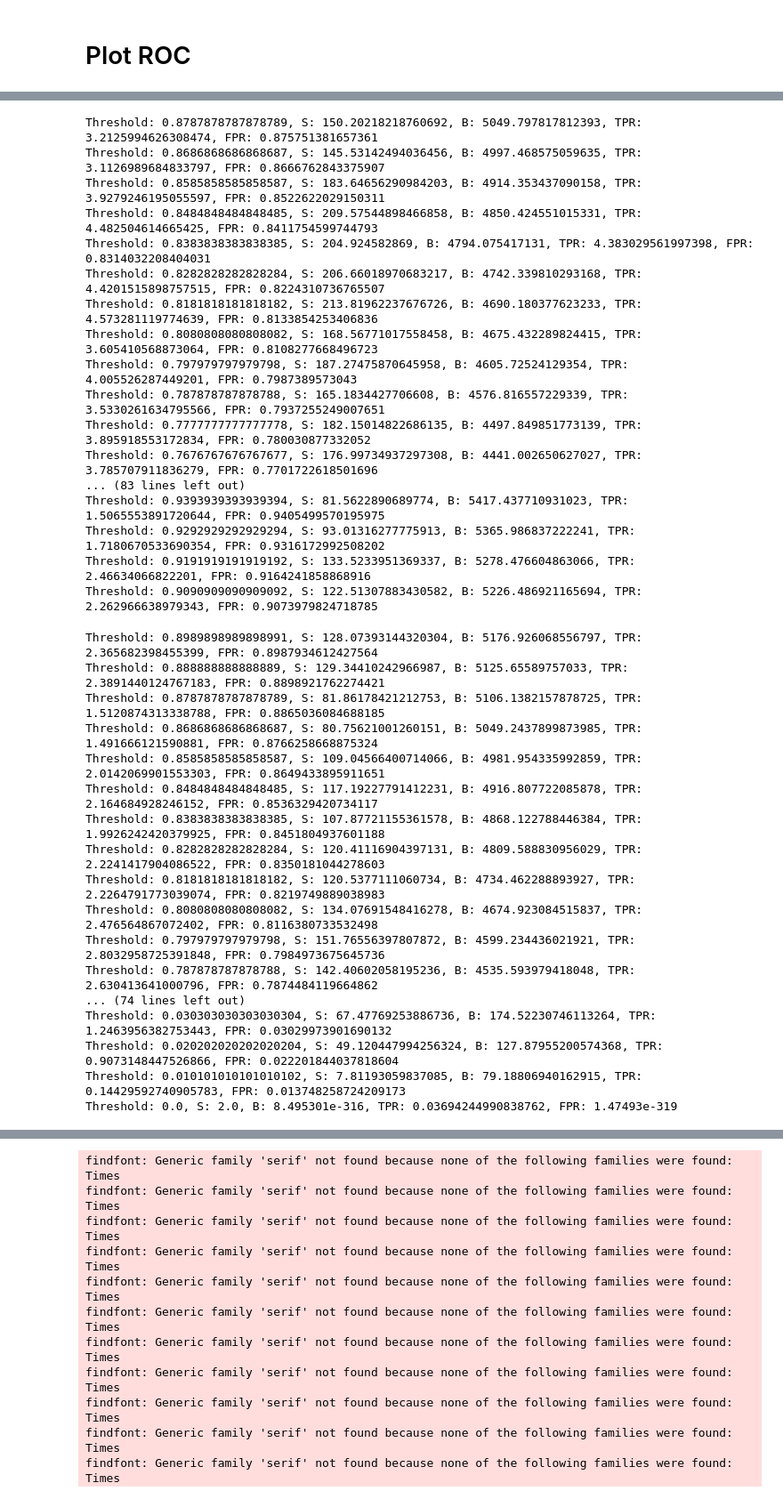
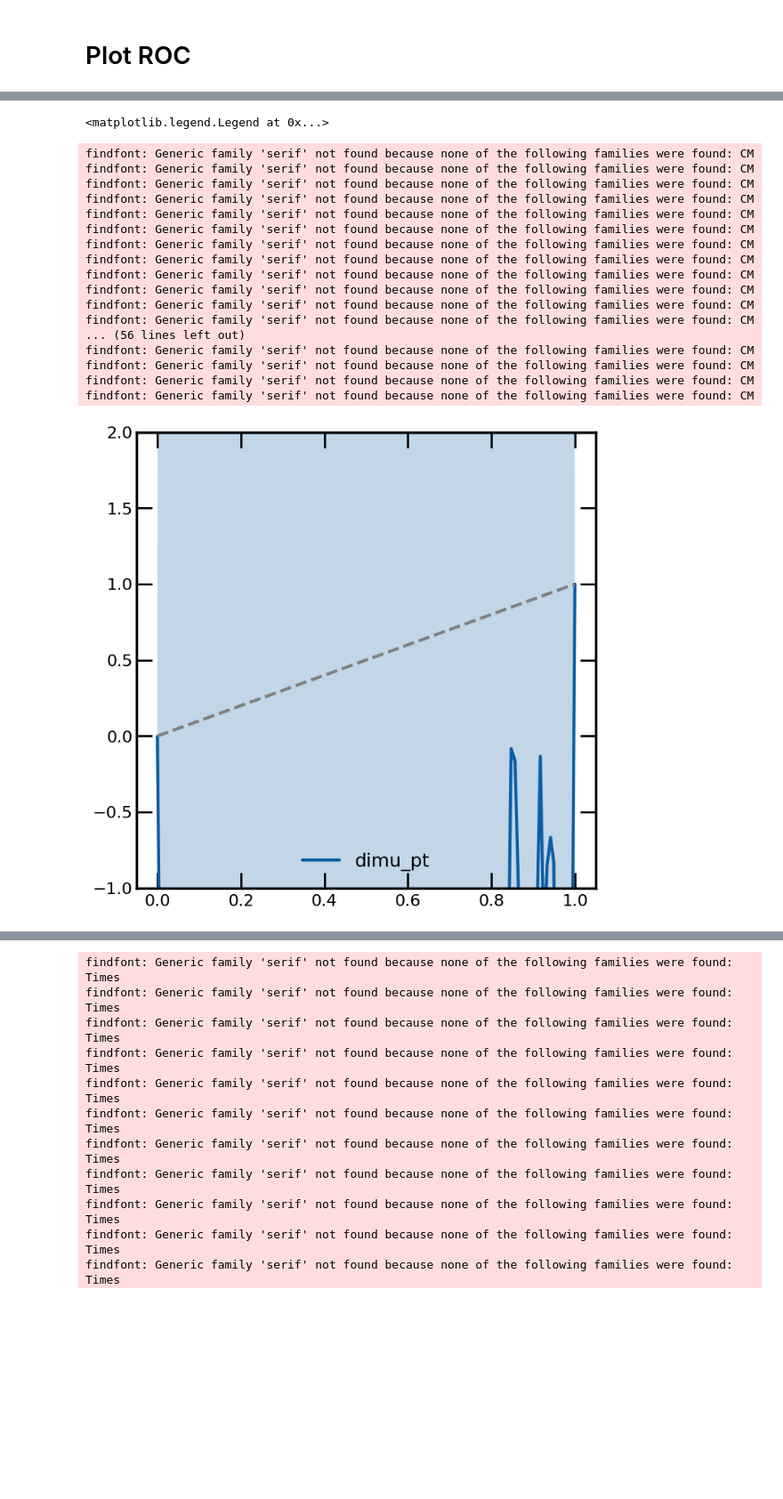
Before and after one commit to hep-lbdl/dimuonAD, a Jupyter notebook: 08a_plot_results_single_window.ipynb, the cells around one changed output, grey strips where cells are left out. Shown at 89% size. Drawn from its saved outputs; the diff is of its cells as text; code cells hidden in the pictures; blank space fills up the shorter version.

```diff
--- a/08a_plot_results_single_window.ipynb
+++ b/08a_plot_results_single_window.ipynb
@@ -712,7 +746,6 @@ def feature_cut_ROCS(feature, test_data_dict, mass_scalar, fit_type, title, SB_l
 # %%
 
 
-# TPR, FPR, ROC, SIC = get_classifier_metrics_high_stats("ROC_data", score_cutoffs_finegrained)
 
 feature_TPRs = {}
 feature_FPRs = {}
@@ -720,15 +753,23 @@ feature_ROCs = {}
 feature_SICs = {}
 
 flip_features = [False, True, True]
-for feature in feature_set[:-1]:
+for (i, feature) in enumerate(["dimu_pt"]):
     print(feature)
-    feature_TPRs[feature], feature_FPRs[feature], feature_ROCs[feature], feature_SICs[feature] = feature_cut_ROCS(feature, test_data_dict, scaler, "quintic", f"{particle_type}{train_data_id_title} ({feature} on {train_data_id_title})\n quintic", SB_left, SR_left, SR_right, SB_right, flip = flip_features[feature_set.index(feature)])
+    feature_TPRs[feature], feature_FPRs[feature], feature_ROCs[feature], feature_SICs[feature] = feature_cut_ROCS(feature, test_data_dict, scaler, "quintic", f"{particle_type}{train_data_id_title} ({feature} on {train_data_id_title})\n quintic", SB_left, SR_left, SR_right, SB_right, flip = flip_features[i], index = i)
+    plt.plot(feature_FPRs[feature].mean(axis = 1), feature_TPRs[feature].mean(axis = 1), label = feature)
 
+    # band
+    feature_TPRS_mean = feature_TPRs[feature].mean(axis = 1)
+    feature_TPRS_std = feature_TPRs[feature].std(axis = 1)
 
-# Add the ordinary TPR, FPR, ROC, SIC to dictionary with key "CATHODE"
-feature_TPRs["CATHODE"] = TPR
-feature_FPRs["CATHODE"] = FPR
-feature_ROCs["CATHODE"] = ROC
-feature_SICs["CATHODE"] = SIC
+    feature_FPRS_mean = feature_FPRs[feature].mean(axis = 1)
+    feature_FPRS_std = feature_FPRs[feature].std(axis = 1)
+
+    plt.fill_between(feature_FPRS_mean, feature_TPRS_mean-feature_TPRS_std, feature_TPRS_mean+feature_TPRS_std, alpha = 0.25)
+
+plt.ylim(-1, 2)
+plt.plot([0, 1], [0, 1], linestyle = "--", color = "grey")
+
+plt.legend()
 # %% [output]
 dimu_pt
@@ -751,34 +776,19 @@ Threshold: 0.888888888888889, S: 153.50539009373642, B: 5101.494609906264, TPR:
-Threshold: 0.8787878787878789, S: 150.20218218760692, B: 5049.797817812393, TPR: 3.2125994626308474, FPR: 0.875751381657361
-Threshold: 0.8686868686868687, S: 145.53142494036456, B: 4997.468575059635, TPR: 3.1126989684833797, FPR: 0.8666762843375907
-Threshold: 0.8585858585858587, S: 183.64656290984203, B: 4914.353437090158, TPR: 3.9279246195055597, FPR: 0.8522622029150311
-Threshold: 0.8484848484848485, S: 209.57544898466858, B: 4850.424551015331, TPR: 4.482504614665425, FPR: 0.8411754599744793
-Threshold: 0.8383838383838385, S: 204.924582869, B: 4794.075417131, TPR: 4.383029561997398, FPR: 0.8314032208404031
-Threshold: 0.8282828282828284, S: 206.66018970683217, B: 4742.339810293168, TPR: 4.4201515898757515, FPR: 0.8224310736765507
-Threshold: 0.8181818181818182, S: 213.81962237676726, B: 4690.180377623233, TPR: 4.573281119774639, FPR: 0.8133854253406836
-Threshold: 0.8080808080808082, S: 168.56771017558458, B: 4675.432289824415, TPR: 3.605410568873064, FPR: 0.8108277668496723
-Threshold: 0.797979797979798, S: 187.27475870645958, B: 4605.72524129354, TPR: 4.005526287449201, FPR: 0.7987389573043
-Threshold: 0.787878787878788, S: 165.1834427706608, B: 4576.816557229339, TPR: 3.5330261634795566, FPR: 0.7937255249007651
-Threshold: 0.7777777777777778, S: 182.15014822686135, B: 4497.849851773139, TPR: 3.895918553172834, FPR: 0.780030877332052
-Threshold: 0.7676767676767677, S: 176.99734937297308, B: 4441.002650627027, TPR: 3.785707911836279, FPR: 0.7701722618501696
-... (83 lines left out)
-Threshold: 0.9393939393939394, S: 81.5622890689774, B: 5417.437710931023, TPR: 1.5065553891720644, FPR: 0.9405499570195975
-Threshold: 0.9292929292929294, S: 93.01316277775913, B: 5365.986837222241, TPR: 1.7180670533690354, FPR: 0.9316172992508202
-Threshold: 0.9191919191919192, S: 133.5233951369337, B: 5278.476604863066, TPR: 2.46634066822201, FPR: 0.9164241858868916
-Threshold: 0.9090909090909092, S: 122.51307883430582, B: 5226.486921165694, TPR: 2.262966638979343, FPR: 0.9073979824718785
+<matplotlib.legend.Legend at 0x...>
-Threshold: 0.8989898989898991, S: 128.07393144320304, B: 5176.926068556797, TPR: 2.365682398455399, FPR: 0.8987934612427564
-Threshold: 0.888888888888889, S: 129.34410242966987, B: 5125.65589757033, TPR: 2.3891440124767183, FPR: 0.8898921762274421
-Threshold: 0.8787878787878789, S: 81.86178421212753, B: 5106.1382157878725, TPR: 1.5120874313338788, FPR: 0.8865036084688185
-Threshold: 0.8686868686868687, S: 80.75621001260151, B: 5049.2437899873985, TPR: 1.491666121590881, FPR: 0.8766258668875324
-Threshold: 0.8585858585858587, S: 109.04566400714066, B: 4981.954335992859, TPR: 2.0142069901553303, FPR: 0.8649433895911651
-Threshold: 0.8484848484848485, S: 117.19227791412231, B: 4916.807722085878, TPR: 2.164684928246152, FPR: 0.8536329420734117
-Threshold: 0.8383838383838385, S: 107.87721155361578, B: 4868.122788446384, TPR: 1.9926242420379925, FPR: 0.8451804937601188
-Threshold: 0.8282828282828284, S: 120.41116904397131, B: 4809.588830956029, TPR: 2.2241417904086522, FPR: 0.8350181044278603
-Threshold: 0.8181818181818182, S: 120.5377111060734, B: 4734.462288893927, TPR: 2.2264791773039074, FPR: 0.8219749889038983
-Threshold: 0.8080808080808082, S: 134.07691548416278, B: 4674.923084515837, TPR: 2.476564867072402, FPR: 0.8116380733532498
-Threshold: 0.797979797979798, S: 151.76556397807872, B: 4599.234436021921, TPR: 2.8032958725391848, FPR: 0.7984973675645736
-Threshold: 0.787878787878788, S: 142.40602058195236, B: 4535.593979418048, TPR: 2.630413641000796, FPR: 0.7874484119664862
-... (74 lines left out)
-Threshold: 0.030303030303030304, S: 67.47769253886736, B: 174.52230746113264, TPR: 1.2463956382753443, FPR: 0.03029973901690132
-Threshold: 0.020202020202020204, S: 49.120447994256324, B: 127.87955200574368, TPR: 0.9073148447526866, FPR: 0.022201844037818604
-Threshold: 0.010101010101010102, S: 7.81193059837085, B: 79.18806940162915, TPR: 0.14429592740905783, FPR: 0.013748258724209173
-Threshold: 0.0, S: 2.0, B: 8.495301e-316, TPR: 0.03694244990838762, FPR: 1.47493e-319
+findfont: Generic family 'serif' not found because none of the following families were found: CM
+findfont: Generic family 'serif' not found because none of the following families were found: CM
+findfont: Generic family 'serif' not found because none of the following families were found: CM
+findfont: Generic family 'serif' not found because none of the following families were found: CM
+findfont: Generic family 'serif' not found because none of the following families were found: CM
+findfont: Generic family 'serif' not found because none of the following families were found: CM
+findfont: Generic family 'serif' not found because none of the following families were found: CM
+findfont: Generic family 'serif' not found because none of the following families were found: CM
+findfont: Generic family 'serif' not found because none of the following families were found: CM
+findfont: Generic family 'serif' not found because none of the following families were found: CM
+findfont: Generic family 'serif' not found because none of the following families were found: CM
+findfont: Generic family 'serif' not found because none of the following families were found: CM
+... (56 lines left out)
+findfont: Generic family 'serif' not found because none of the following families were found: CM
+findfont: Generic family 'serif' not found because none of the following families were found: CM
+findfont: Generic family 'serif' not found because none of the following families were found: CM
+findfont: Generic family 'serif' not found because none of the following families were found: CM
+[figure, added]
```
Also changed, not shown: parts of 11 cells of this notebook, 1 other file.
